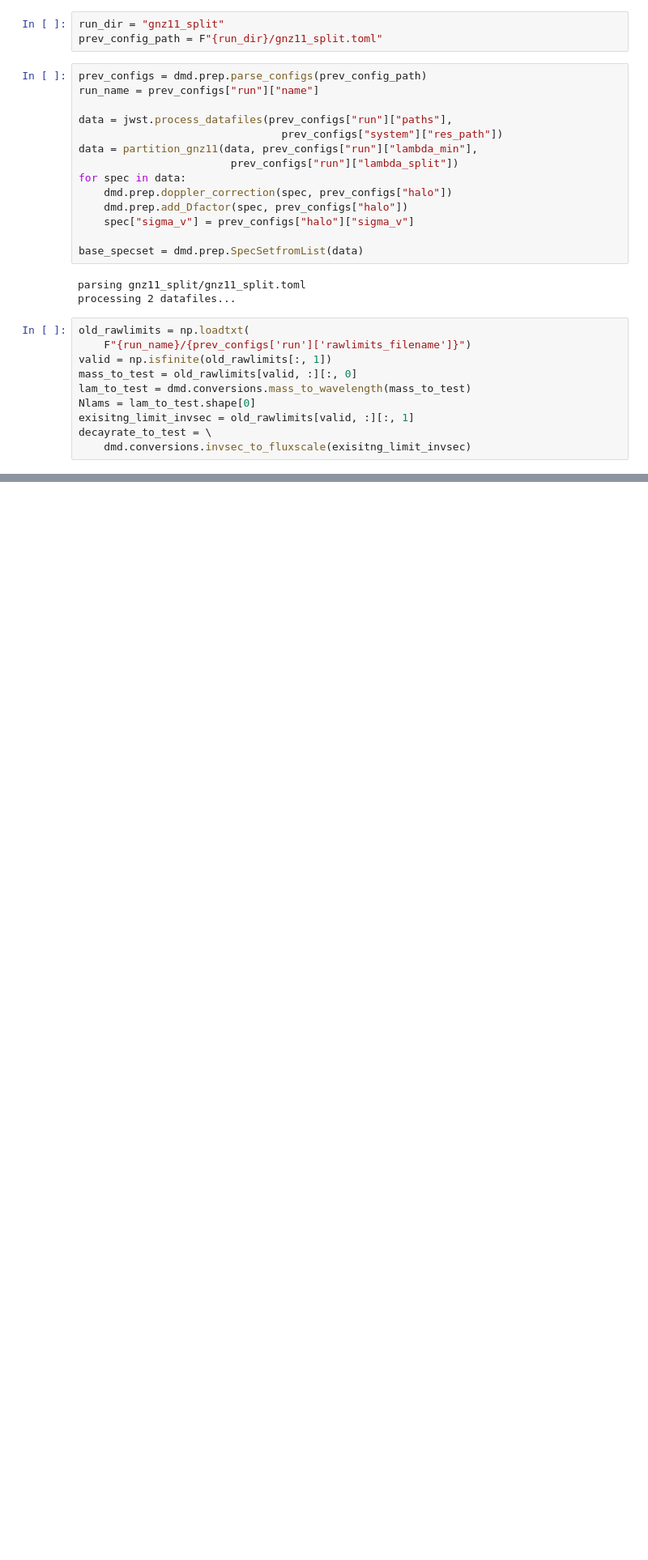
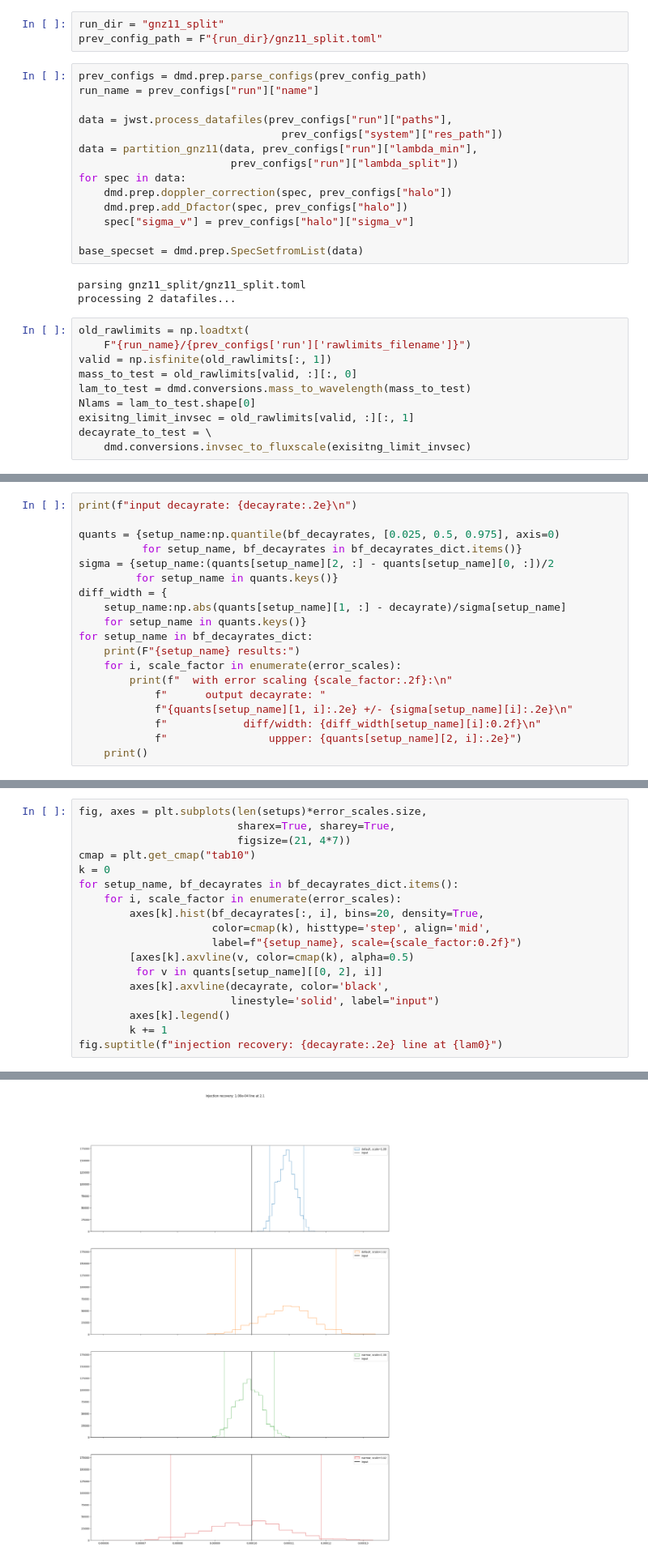
Before and after one commit to rjanish/JWST-DMdecay, a Jupyter notebook: mc.ipynb, the cells around one changed output, grey strips where cells are left out. Shown: that part at 81% size. Cells and saved outputs as stored; diff of their text form; blank space fills up the shorter version.

```diff
--- a/mc.ipynb
+++ b/mc.ipynb
@@ -122,0 +205,19 @@ SpecSet(N_specs=2, flux=[array([0.17109615, 0.17021769, 0.1652778 , ..., 0.03590
+# %%
+print(f"input decayrate: {decayrate:.2e}\n")
+
+quants = {setup_name:np.quantile(bf_decayrates, [0.025, 0.5, 0.975], axis=0)
+          for setup_name, bf_decayrates in bf_decayrates_dict.items()}
+sigma = {setup_name:(quants[setup_name][2, :] - quants[setup_name][0, :])/2
+         for setup_name in quants.keys()}
+diff_width = {
+    setup_name:np.abs(quants[setup_name][1, :] - decayrate)/sigma[setup_name]
+    for setup_name in quants.keys()}
+for setup_name in bf_decayrates_dict:
+    print(F"{setup_name} results:")
+    for i, scale_factor in enumerate(error_scales):
+        print(f"  with error scaling {scale_factor:.2f}:\n"
+            f"      output decayrate: "
+            f"{quants[setup_name][1, i]:.2e} +/- {sigma[setup_name][i]:.2e}\n"
+            f"            diff/width: {diff_width[setup_name][i]:0.2f}\n"
+            f"                uppper: {quants[setup_name][2, i]:.2e}")
+    print()
@@ -122,0 +242,19 @@ SpecSet(N_specs=2, flux=[array([0.17109615, 0.17021769, 0.1652778 , ..., 0.03590
+# %%
+fig, axes = plt.subplots(len(setups)*error_scales.size,
+                         sharex=True, sharey=True,
+                         figsize=(21, 4*7))
+cmap = plt.get_cmap("tab10")
+k = 0
+for setup_name, bf_decayrates in bf_decayrates_dict.items():
+    for i, scale_factor in enumerate(error_scales):
+        axes[k].hist(bf_decayrates[:, i], bins=20, density=True,
+                     color=cmap(k), histtype='step', align='mid',
+                     label=f"{setup_name}, scale={scale_factor:0.2f}")
+        [axes[k].axvline(v, color=cmap(k), alpha=0.5)
+         for v in quants[setup_name][[0, 2], i]]
+        axes[k].axvline(decayrate, color='black',
+                        linestyle='solid', label="input")
+        axes[k].legend()
+        k += 1
+fig.suptitle(f"injection recovery: {decayrate:.2e} line at {lam0}")
+# %% [output]
@@ -122,0 +262 @@ SpecSet(N_specs=2, flux=[array([0.17109615, 0.17021769, 0.1652778 , ..., 0.03590
+[figure, added]
```
Also changed, not shown: parts of 8 cells of this notebook, 2 other files.
